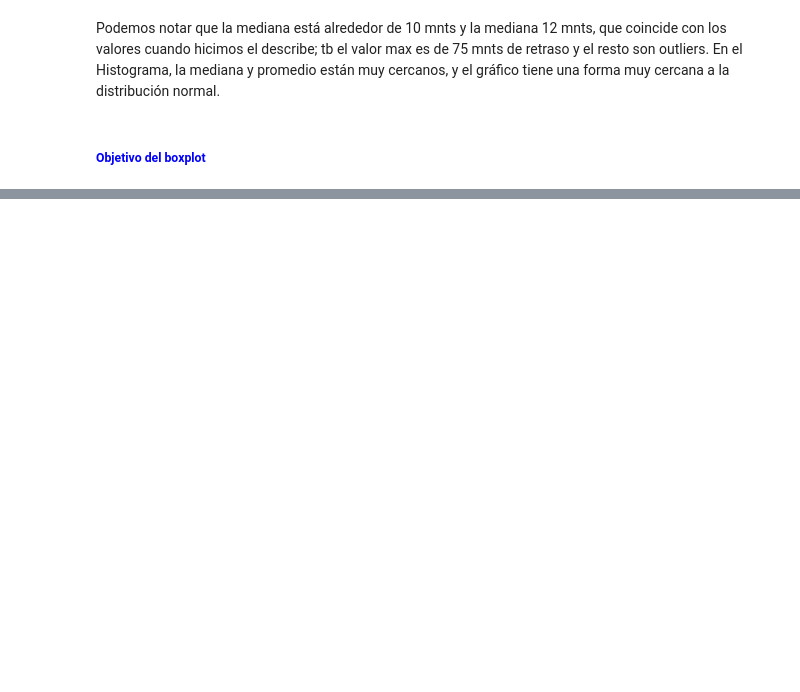
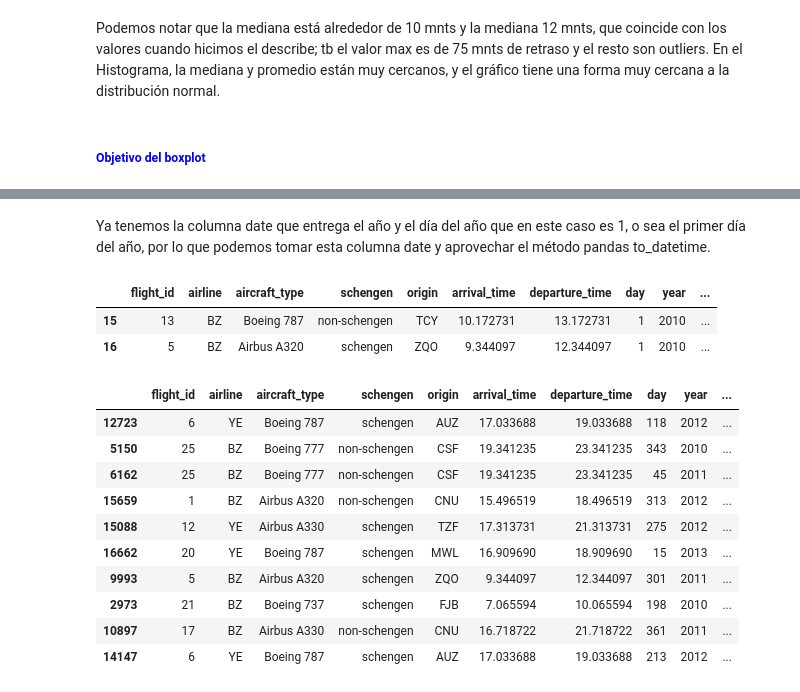
Before and after one commit to Maucho6340/1764-estadistica-con-python-probabilidad-y-muestreo, a Jupyter notebook: optimizacion_aeroportuaria_propio.ipynb, the cells around one changed output, grey strips where cells are left out. Drawn from its saved outputs; the diff is of its cells as text; code cells hidden in the pictures; blank space fills up the shorter version.

```diff
--- a/optimizacion_aeroportuaria_propio.ipynb
+++ b/optimizacion_aeroportuaria_propio.ipynb
@@ -262,0 +277,4 @@ Donde:
+# %%
+#datos = datos.drop(columns=['datos'])
+datos['date'] = datos['year'].astype(str)+'-'+(datos['day']+1).astype(str)
+datos.head()
@@ -262,0 +288,23 @@ Donde:
+# %% [markdown]
+Ya tenemos la columna date que entrega el año y el día del año que en este caso es 1, o sea el primer día del año, por lo que podemos tomar esta columna date y aprovechar el método pandas to_datetime.
+# %%
+datos['date'] = pd.to_datetime(datos['date'], format='%Y-%j')
+datos.head(2)
+# %% [output]
+|  | flight_id | airline | aircraft_type | schengen | origin | arrival_time | departure_time | day | year | ... |
+| 15 | 13 | BZ | Boeing 787 | non-schengen | TCY | 10.172731 | 13.172731 | 1 | 2010 | ... |
+| 16 | 5 | BZ | Airbus A320 | schengen | ZQO | 9.344097 | 12.344097 | 1 | 2010 | ... |
+# %%
+datos.sample(10)
+# %% [output]
+|  | flight_id | airline | aircraft_type | schengen | origin | arrival_time | departure_time | day | year | ... |
+| 12723 | 6 | YE | Boeing 787 | schengen | AUZ | 17.033688 | 19.033688 | 118 | 2012 | ... |
+| 5150 | 25 | BZ | Boeing 777 | non-schengen | CSF | 19.341235 | 23.341235 | 343 | 2010 | ... |
+| 6162 | 25 | BZ | Boeing 777 | non-schengen | CSF | 19.341235 | 23.341235 | 45 | 2011 | ... |
+| 15659 | 1 | BZ | Airbus A320 | non-schengen | CNU | 15.496519 | 18.496519 | 313 | 2012 | ... |
+| 15088 | 12 | YE | Airbus A330 | schengen | TZF | 17.313731 | 21.313731 | 275 | 2012 | ... |
+| 16662 | 20 | YE | Boeing 787 | schengen | MWL | 16.909690 | 18.909690 | 15 | 2013 | ... |
+| 9993 | 5 | BZ | Airbus A320 | schengen | ZQO | 9.344097 | 12.344097 | 301 | 2011 | ... |
+| 2973 | 21 | BZ | Boeing 737 | schengen | FJB | 7.065594 | 10.065594 | 198 | 2010 | ... |
+| 10897 | 17 | BZ | Airbus A330 | non-schengen | CNU | 16.718722 | 21.718722 | 361 | 2011 | ... |
+| 14147 | 6 | YE | Boeing 787 | schengen | AUZ | 17.033688 | 19.033688 | 213 | 2012 | ... |
```
Also changed, not shown: parts of 51 cells of this notebook.
